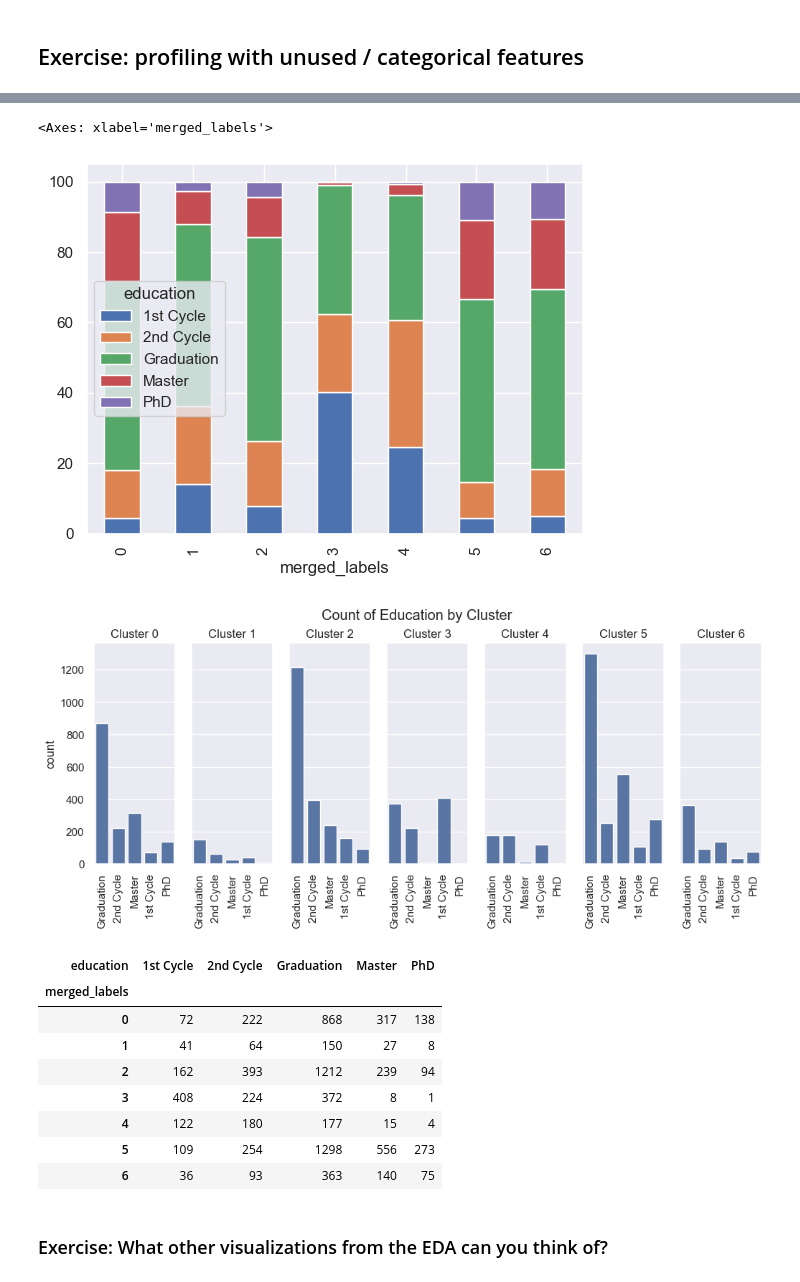
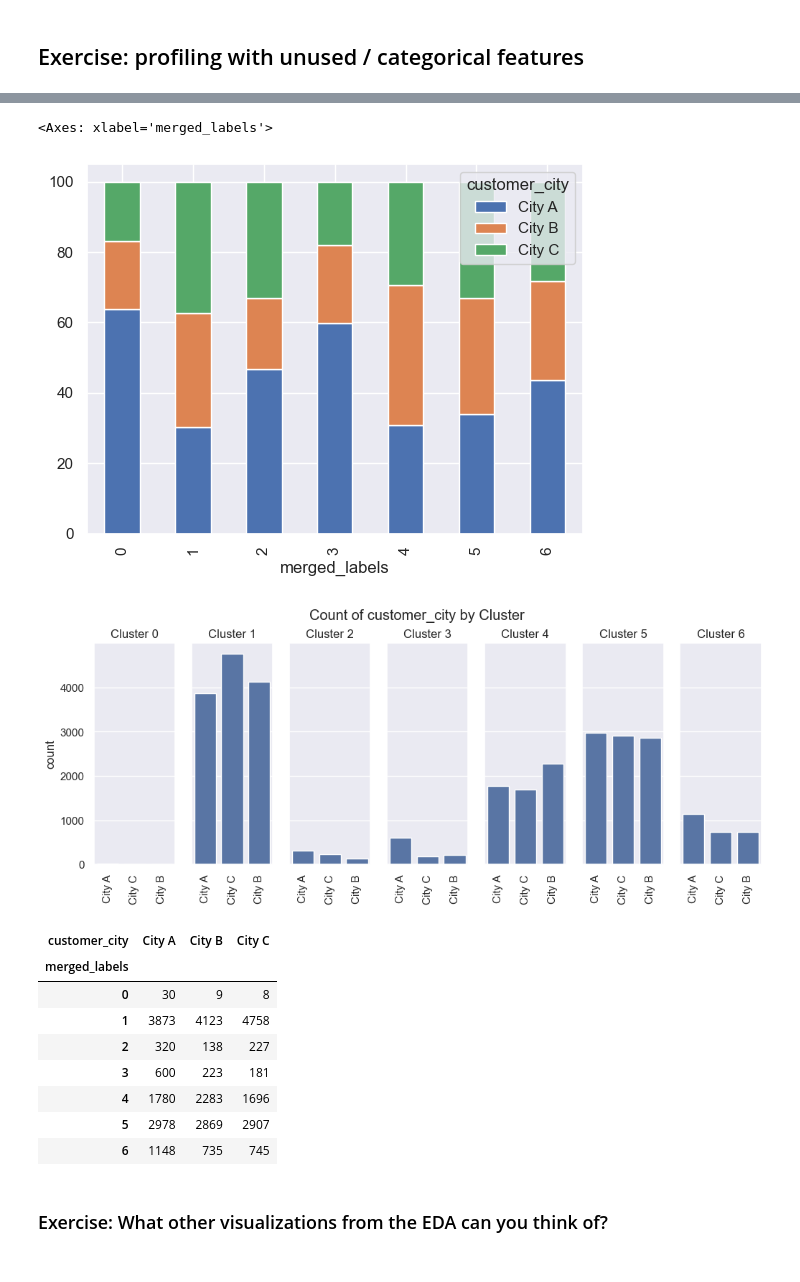
Before and after one commit to Telepatec/DataMiningProject, a Jupyter notebook: Clustering.ipynb, the cells around one changed output, grey strips where cells are left out. Drawn from its saved outputs; the diff is of its cells as text; code cells hidden in the pictures.

Commit message:
Merge branch 'main' of https://github.com/Telepatec/DataMiningProject into Hassan3.0

```diff
--- a/Clustering.ipynb
+++ b/Clustering.ipynb
@@ -772,8 +781,7 @@ behavior_features = [
 value_features = [
     'total_orders',
     'days_as_customer',
-    'money_spent',
-    'average_purchase'
+    'money_spent'
 ]
 
 df_behavior = df[behavior_features].copy()
@@ -1360,15 +1361,15 @@ for i in range(len(axes.flatten())):
     ax = axes[i]
     if i == 0:
         sns.countplot(df,
-                        x='education',
-                        order = df['education'].value_counts().index,
+                        x='customer_city',
+                        order = df['customer_city'].value_counts().index,
                         ax=ax)
         ax.set_title("All Data")
 
     else:
         sns.countplot(df.loc[df['merged_labels']==i-1],
-                    x='education',
-                    order = df['education'].value_counts().index,
+                    x='customer_city',
+                    order = df['customer_city'].value_counts().index,
                     ax=ax)
         ax.set_title("Cluster {}".format(i-1))
 
@@ -1376,6 +1377,6 @@ for i in range(len(axes.flatten())):
     ax.set_xlabel("")
     ax.set_ylabel("")
 
-plt.suptitle("Education Counts", )
+plt.suptitle("customer_city Counts", )
 plt.show()
 # %% [output]
@@ -1417,44 +1418,44 @@ df_cl_ed.plot.bar(stacked=True)
 # %%
 df_cl_ed_pct = df_cl_ed.copy()
-for i in df['education'].unique():
+for i in df['customer_city'].unique():
     df_cl_ed_pct[i] = 100*df_cl_ed_pct[i]/df['merged_labels'].value_counts().sort_index().values
 
 df_cl_ed_pct.plot.bar(stacked=True)
 # %% [output]
 <Axes: xlabel='merged_labels'>
-[figure, old version]
+[figure, new version]
 # %%
 fig, axes = plt.subplots(1, df['merged_labels'].nunique(),
                          figsize=(12,4),
                          sharey=True,)
 
 for ax, clust in zip(axes.flatten(), range(df['merged_labels'].nunique())):
     df_cl = df.loc[df['merged_labels']==clust]
     sns.countplot(df_cl,
-                  x='education',
-                  order = df['education'].value_counts().index,
+                  x='customer_city',
+                  order = df['customer_city'].value_counts().index,
                   ax=ax)
 
     ax.tick_params(axis="x", labelrotation=90)
     ax.set_xlabel("")
 
     ax.set_title("Cluster {}".format(clust))
-plt.suptitle("Count of Education by Cluster", y=1)
+plt.suptitle("Count of customer_city by Cluster", y=1)
 plt.show()
 # %% [output]
-[figure, old version]
+[figure, new version]
 # %%
-pd.crosstab(df["merged_labels"],df["education"])
+pd.crosstab(df["merged_labels"],df["customer_city"])
 # %% [output]
-| education | 1st Cycle | 2nd Cycle | Graduation | Master | PhD |
-| merged_labels |  |  |  |  |  |
-| 0 | 72 | 222 | 868 | 317 | 138 |
-| 1 | 41 | 64 | 150 | 27 | 8 |
-| 2 | 162 | 393 | 1212 | 239 | 94 |
-| 3 | 408 | 224 | 372 | 8 | 1 |
-| 4 | 122 | 180 | 177 | 15 | 4 |
-| 5 | 109 | 254 | 1298 | 556 | 273 |
-| 6 | 36 | 93 | 363 | 140 | 75 |
+| customer_city | City A | City B | City C |
+| merged_labels |  |  |  |
+| 0 | 30 | 9 | 8 |
+| 1 | 3873 | 4123 | 4758 |
+| 2 | 320 | 138 | 227 |
+| 3 | 600 | 223 | 181 |
+| 4 | 1780 | 2283 | 1696 |
+| 5 | 2978 | 2869 | 2907 |
+| 6 | 1148 | 735 | 745 |
 # %% [markdown]
 ### Exercise: What other visualizations from the EDA can you think of?
 # %% [markdown]
```
Also changed, not shown: parts of 56 cells of this notebook, 1 other file.
